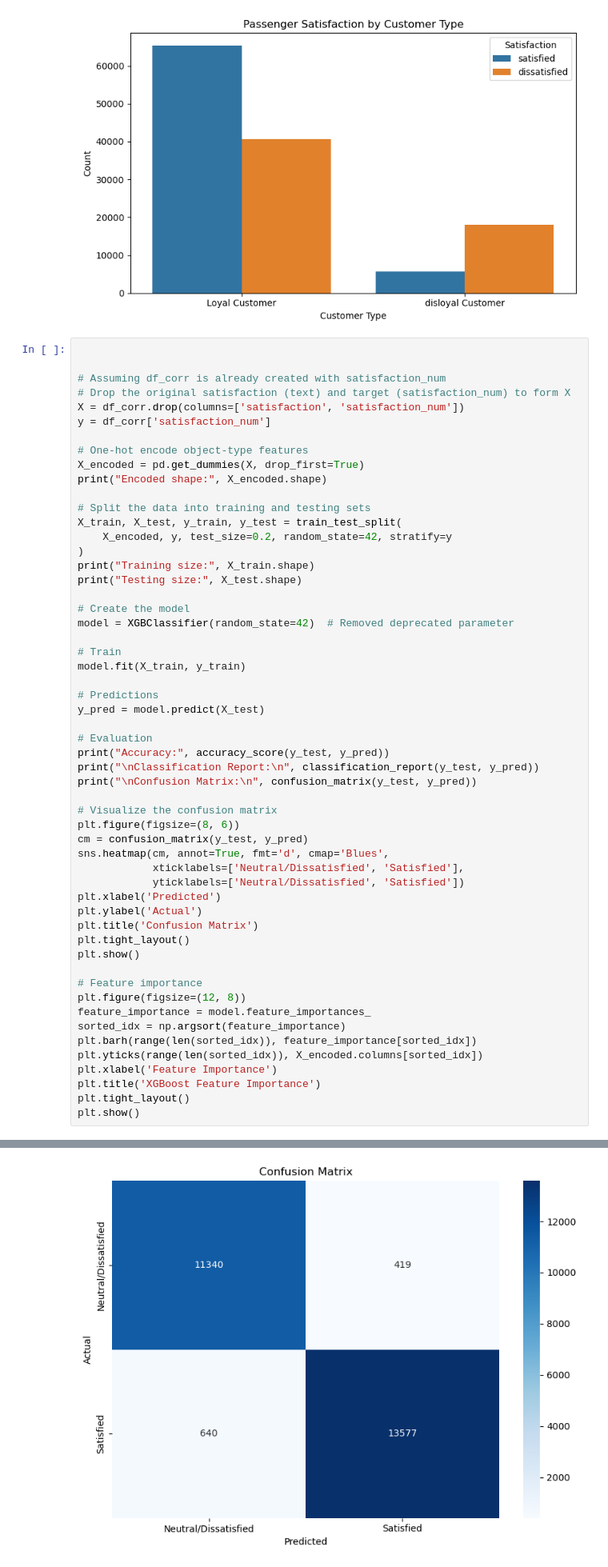
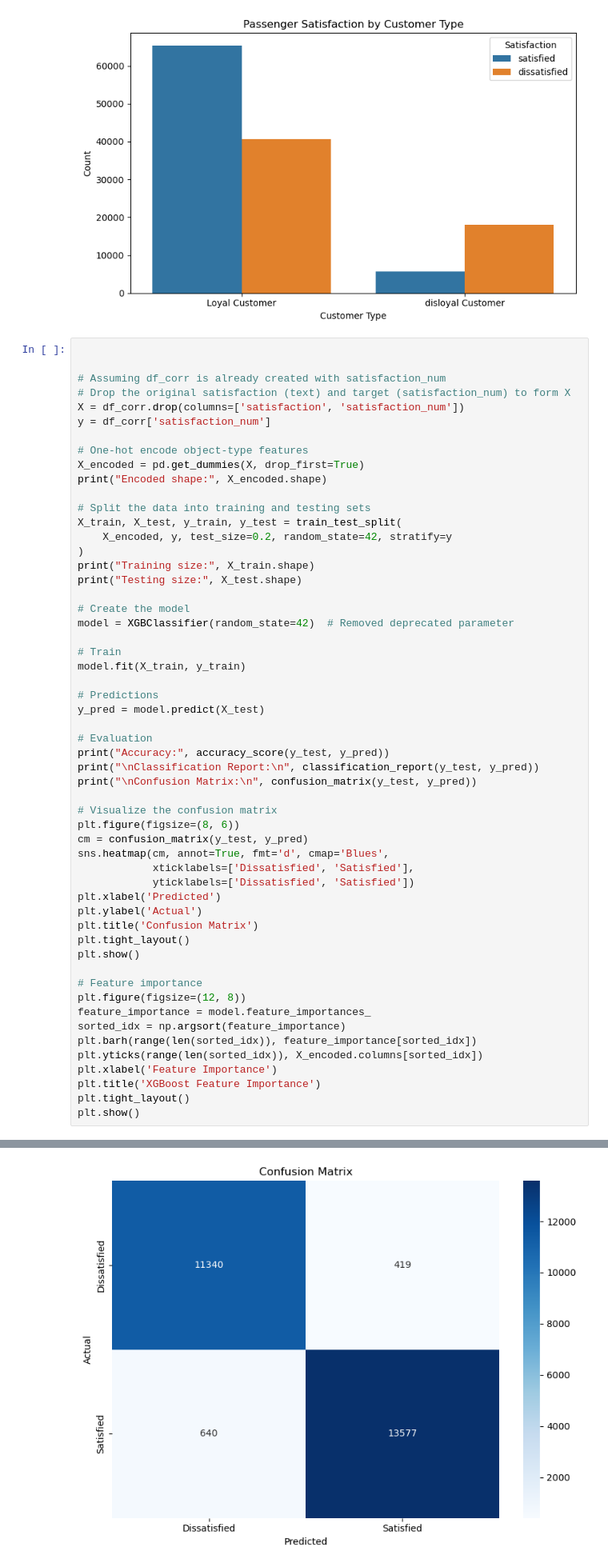
Before and after one commit to Courage97/Airline-jupyter, a Jupyter notebook: train_model.ipynb, the cells around one changed output, grey strips where cells are left out. Shown at 80% size. Drawn from its saved outputs; the diff is of its cells as text.

```diff
--- a/train_model.ipynb
+++ b/train_model.ipynb
@@ -263,8 +263,8 @@ print("\nConfusion Matrix:\n", confusion_matrix(y_test, y_pred))
 plt.figure(figsize=(8, 6))
 cm = confusion_matrix(y_test, y_pred)
 sns.heatmap(cm, annot=True, fmt='d', cmap='Blues',
-            xticklabels=['Neutral/Dissatisfied', 'Satisfied'],
-            yticklabels=['Neutral/Dissatisfied', 'Satisfied'])
+            xticklabels=['Dissatisfied', 'Satisfied'],
+            yticklabels=['Dissatisfied', 'Satisfied'])
 plt.xlabel('Predicted')
 plt.ylabel('Actual')
 plt.title('Confusion Matrix')
@@ -274,34 +274,34 @@ plt.show()
 # Feature importance
 plt.figure(figsize=(12, 8))
 feature_importance = model.feature_importances_
 sorted_idx = np.argsort(feature_importance)
 plt.barh(range(len(sorted_idx)), feature_importance[sorted_idx])
 plt.yticks(range(len(sorted_idx)), X_encoded.columns[sorted_idx])
 plt.xlabel('Feature Importance')
 plt.title('XGBoost Feature Importance')
 plt.tight_layout()
 plt.show()
 # %% [output]
 Encoded shape: (129880, 23)
 Training size: (103904, 23)
 Testing size: (25976, 23)
 Accuracy: 0.9592315983985217
 
 Classification Report:
                precision    recall  f1-score   support
 
            0       0.95      0.96      0.96     11759
            1       0.97      0.95      0.96     14217
 
     accuracy                           0.96     25976
    macro avg       0.96      0.96      0.96     25976
 weighted avg       0.96      0.96      0.96     25976
 
 
 Confusion Matrix:
  [[11340   419]
  [  640 13577]]
-[figure, old version]
+[figure, new version]
 [figure]
 # %%
 import matplotlib.pyplot as plt
```
Also changed, not shown: parts of 3 cells of this notebook, 1 other file.
